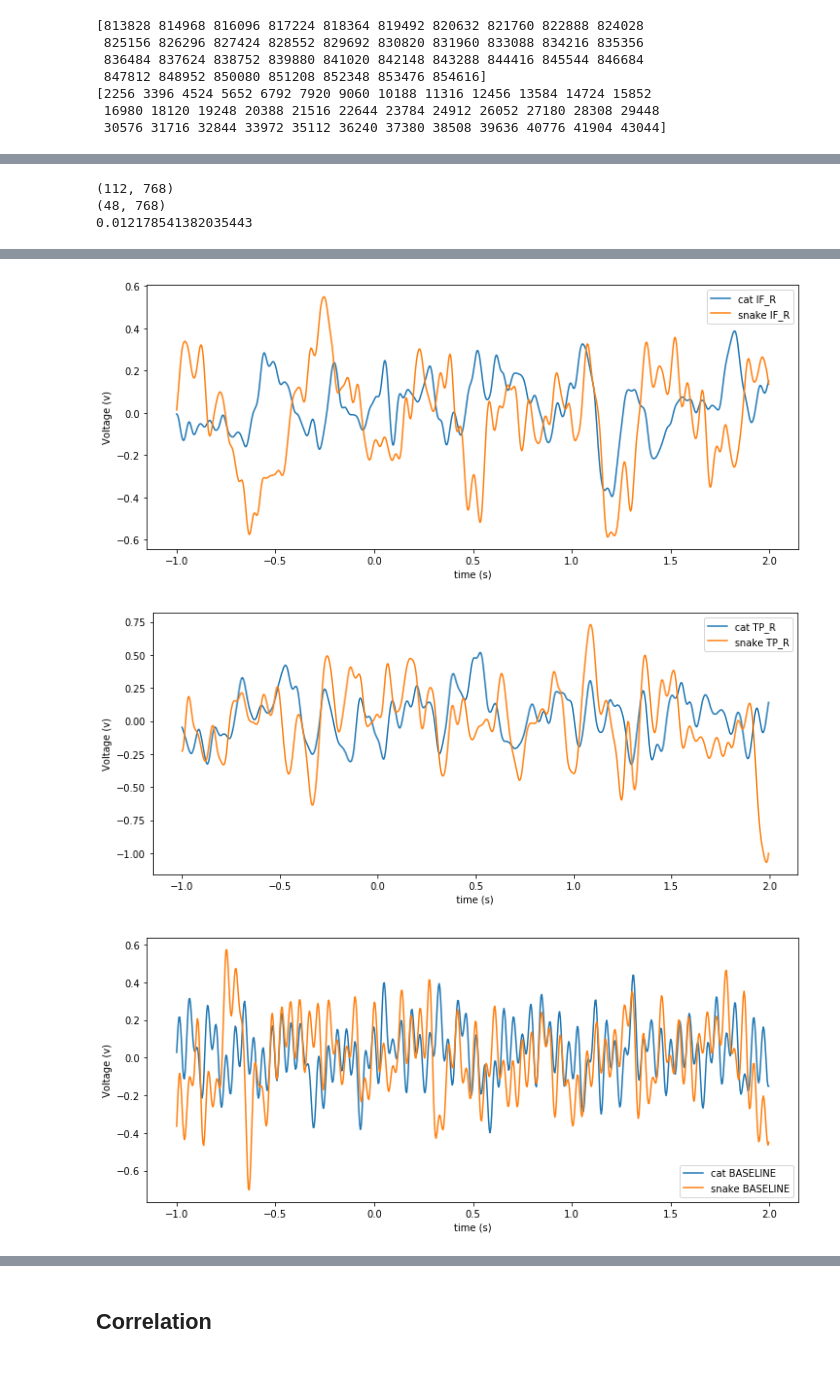
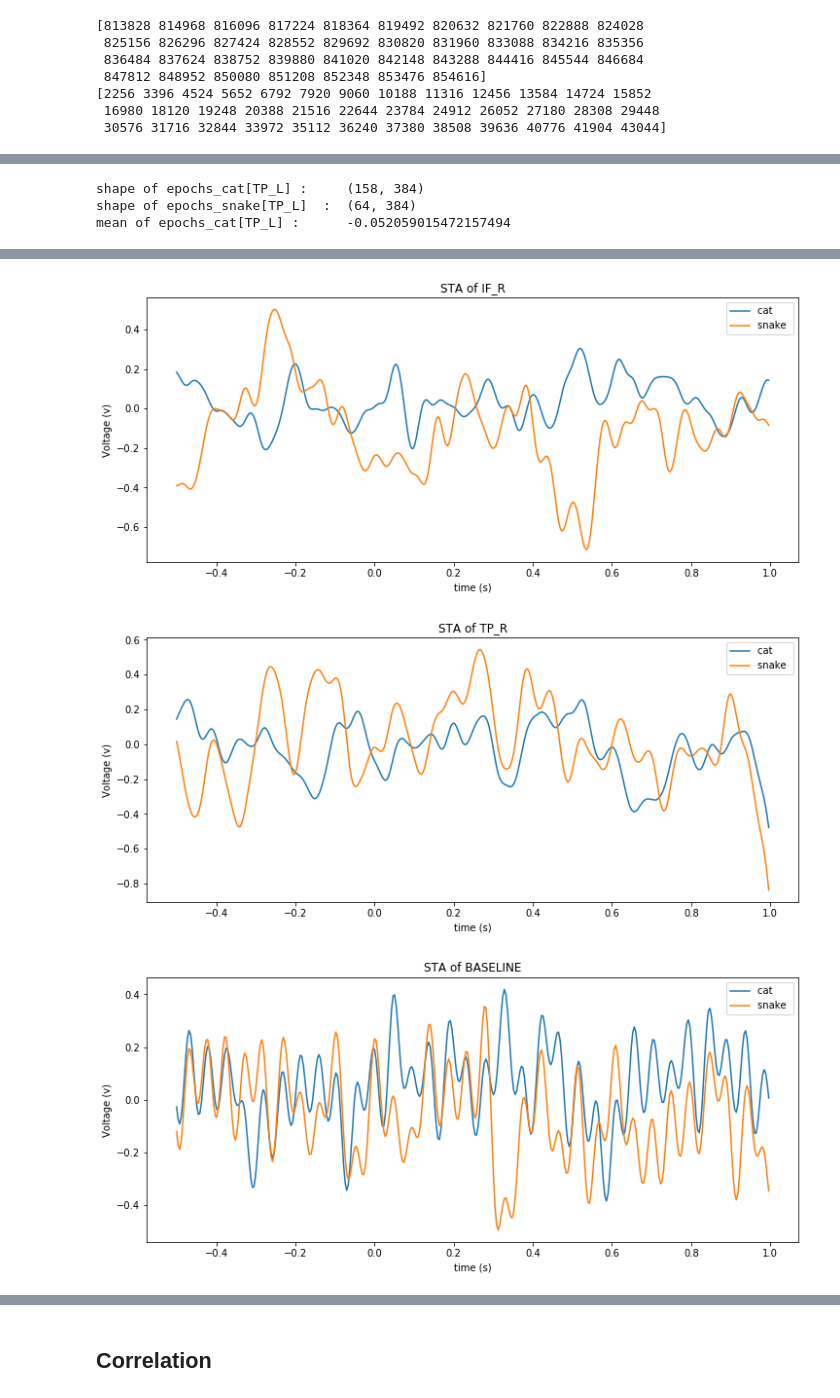
Before and after one commit to TamuzHod/Neural-_signal_processing_final_project, a Jupyter notebook: PROJECT.ipynb, the cells around one changed output, grey strips where cells are left out. Cells and saved outputs as stored; diff of their text form; code cells hidden in the pictures; blank space fills up the shorter version.

```diff
--- a/PROJECT.ipynb
+++ b/PROJECT.ipynb
@@ -250,6 +280,6 @@ print(event_list[3][1])
 # %%
-len_pre = -1
-len_post = 2
+len_pre = -.5
+len_post = 1
 # %%
 cat_index = []
 snake_index = []
@@ -297,17 +326,14 @@ for channel in np.arange(5):
         for epoch in snake_windows:
             epochs_snake[channel].append(epoch)
 # %%
-#cat_index
-#snake_index
-#epochs_cat
-#epochs_snake
-print(np.array(epochs_cat[0]).shape)
-print(np.array(epochs_snake[0]).shape)
-print(np.mean(epochs_cat[0]))
+
+print("shape of epochs_cat[TP_L] :    ", np.array(epochs_cat[TP_L]).shape)
+print("shape of epochs_snake[TP_L]  : ", np.array(epochs_snake[TP_L]).shape)
+print("mean of epochs_cat[TP_L] :     ", np.mean(epochs_cat[TP_L]))
 # %% [output]
-(112, 768)
-(48, 768)
-0.012178541382035443
+shape of epochs_cat[TP_L] :     (158, 384)
+shape of epochs_snake[TP_L]  :  (64, 384)
+mean of epochs_cat[TP_L] :      -0.052059015472157494
 # %%
 cat_average = []
 snake_average = []
@@ -324,8 +350,9 @@ epoch_time = np.arange(len_pre, len_post, 1/fs)
 for i in range(0,len(channal_name)):
     # plot STA
     plt.figure(figsize=(12,5))
-    plt.plot(epoch_time, cat_average[i], '-', label = "cat " + channal_name[i])
-    plt.plot(epoch_time, snake_average[i], '-', label = "snake " + channal_name[i])
+    plt.title("STA of " + channal_name[i])
+    plt.plot(epoch_time, cat_average[i], '-', label = "cat ")
+    plt.plot(epoch_time, snake_average[i], '-', label = "snake ")
     plt.xlabel('time (s)'); plt.ylabel('Voltage (v)');
     plt.legend()
 # %% [output]
@@ -334,6 +361,6 @@ for i in range(0,len(channal_name)):
-[figure, old version]
+[figure, new version]
-[figure, old version]
+[figure, new version]
-[figure, old version]
+[figure, new version]
 # %%
 #post-stimulus
 cat_fft_post = [np.fft.fft(cat_average[i][int(-len_pre*fs):]) for i in range(0,5)]
```
Also changed, not shown: parts of 31 cells of this notebook.
